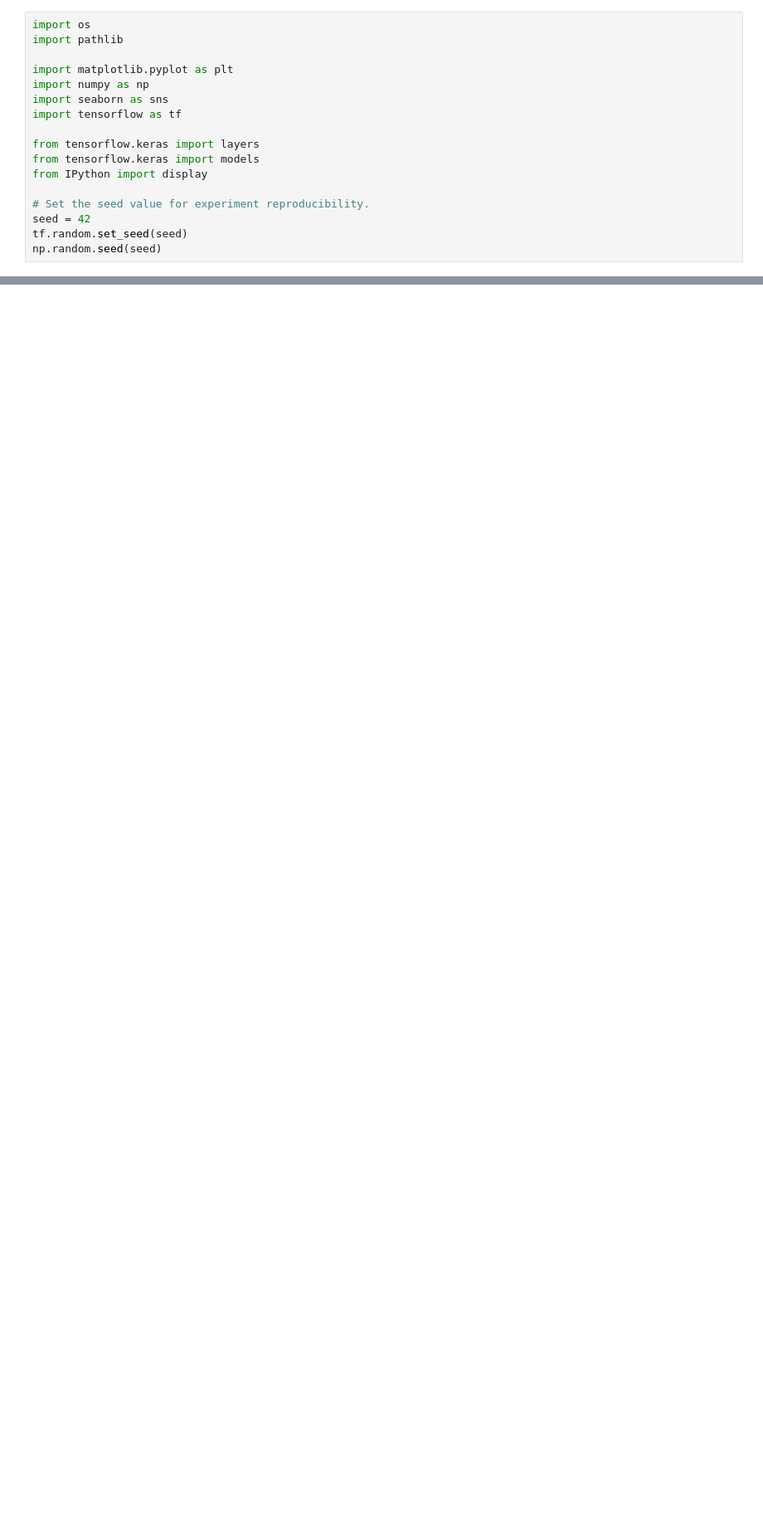
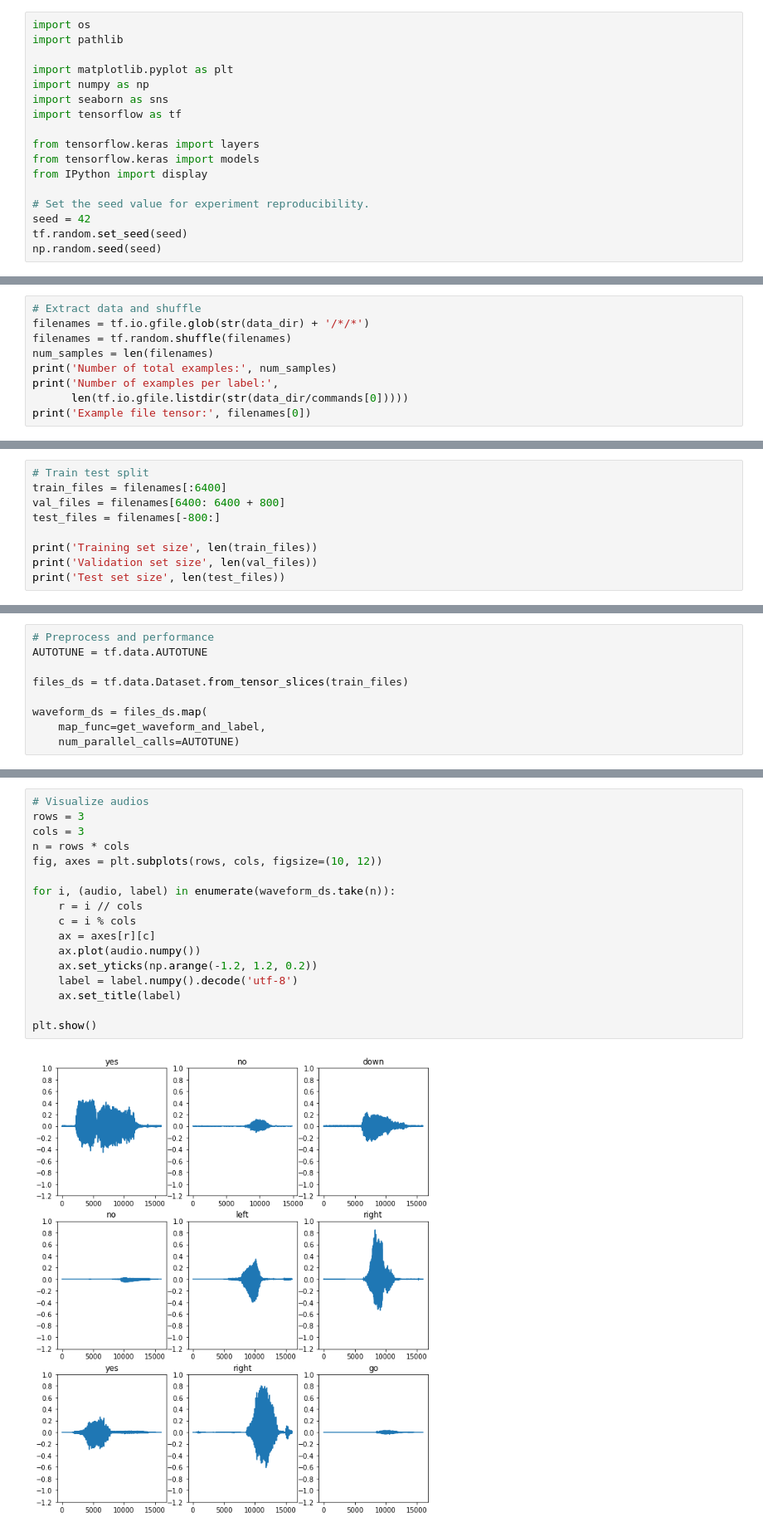
Before and after one commit to urd00m/AI-Projects, a Jupyter notebook: tensorflow_play/audio_tf/simple_audio_recognition.ipynb, the cells around one changed output, grey strips where cells are left out. Shown: that part at 83% size. Cells and saved outputs as stored; diff of their text form; blank space fills up the shorter version.

Commit message:
audio recognition, want to try transfer learning to see if I can improve performance with a better CNN model

```diff
--- a/tensorflow_play/audio_tf/simple_audio_recognition.ipynb
+++ b/tensorflow_play/audio_tf/simple_audio_recognition.ipynb
@@ -31,0 +35,9 @@ Downloading data from http://storage.googleapis.com/download.tensorflow.org/data
+# %%
+# Extract data and shuffle
+filenames = tf.io.gfile.glob(str(data_dir) + '/*/*')
+filenames = tf.random.shuffle(filenames)
+num_samples = len(filenames)
+print('Number of total examples:', num_samples)
+print('Number of examples per label:',
+      len(tf.io.gfile.listdir(str(data_dir/commands[0]))))
+print('Example file tensor:', filenames[0])
@@ -31,0 +50,9 @@ Downloading data from http://storage.googleapis.com/download.tensorflow.org/data
+# %%
+# Train test split
+train_files = filenames[:6400]
+val_files = filenames[6400: 6400 + 800]
+test_files = filenames[-800:]
+
+print('Training set size', len(train_files))
+print('Validation set size', len(val_files))
+print('Test set size', len(test_files))
@@ -31,0 +98,9 @@ Downloading data from http://storage.googleapis.com/download.tensorflow.org/data
+# %%
+# Preprocess and performance
+AUTOTUNE = tf.data.AUTOTUNE
+
+files_ds = tf.data.Dataset.from_tensor_slices(train_files)
+
+waveform_ds = files_ds.map(
+    map_func=get_waveform_and_label,
+    num_parallel_calls=AUTOTUNE)
@@ -31,0 +116,19 @@ Downloading data from http://storage.googleapis.com/download.tensorflow.org/data
+# %%
+# Visualize audios
+rows = 3
+cols = 3
+n = rows * cols
+fig, axes = plt.subplots(rows, cols, figsize=(10, 12))
+
+for i, (audio, label) in enumerate(waveform_ds.take(n)):
+    r = i // cols
+    c = i % cols
+    ax = axes[r][c]
+    ax.plot(audio.numpy())
+    ax.set_yticks(np.arange(-1.2, 1.2, 0.2))
+    label = label.numpy().decode('utf-8')
+    ax.set_title(label)
+
+plt.show()
+# %% [output]
+[figure, added]
```
Also changed, not shown: parts of 21 cells of this notebook, 1 other file.
